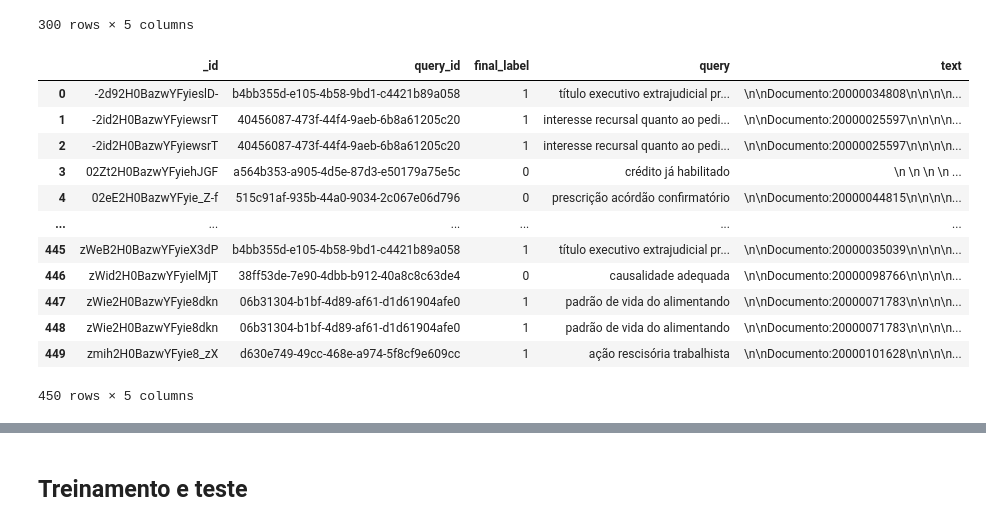
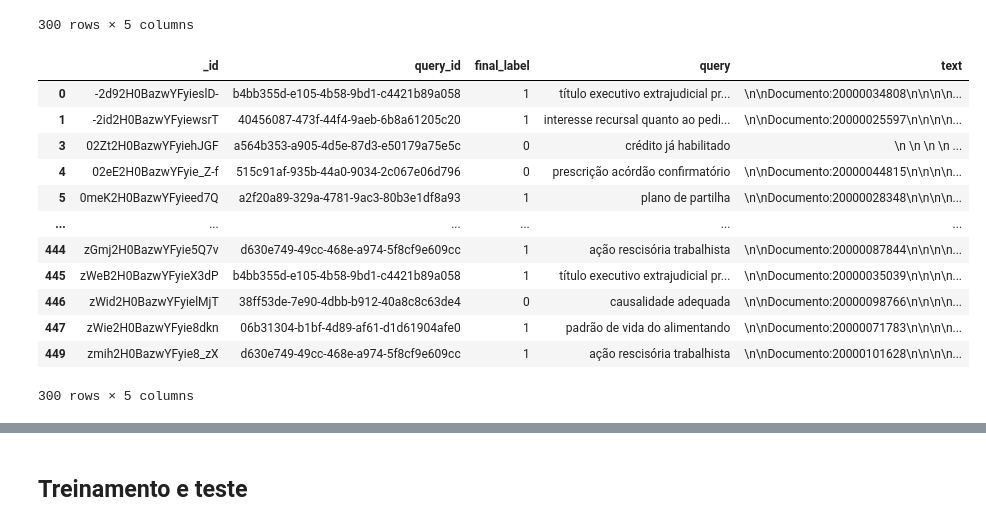
Before and after one commit to MPMG-DCC-UFMG/M05, a Jupyter notebook: notebooks/feedback_analysis.ipynb, the cells around one changed output, grey strips where cells are left out. Drawn from its saved outputs; the diff is of its cells as text; code cells hidden in the pictures.

```diff
--- a/notebooks/feedback_analysis.ipynb
+++ b/notebooks/feedback_analysis.ipynb
@@ -195,22 +204,22 @@ dataset
 300 rows × 5 columns
 # %%
 dataset = pd.merge(dataset, feedbacks,  left_on=['_id','query_id'], right_on = ['_id','query_id'])[['_id','query_id', "final_label","query", "text"]]
+dataset = dataset.drop_duplicates()
+dataset
+# %% [output]
+|  | _id | query_id | final_label | query | text |
+| 0 | -2d92H0BazwYFyieslD- | b4bb355d-e105-4b58-9bd1-c4421b89a058 | 1 | título executivo extrajudicial pr... | \n\nDocumento:20000034808\n\n\n\n... |
+| 1 | -2id2H0BazwYFyiewsrT | 40456087-473f-44f4-9aeb-6b8a61205c20 | 1 | interesse recursal quanto ao pedi... | \n\nDocumento:20000025597\n\n\n\n... |
+| 3 | 02Zt2H0BazwYFyiehJGF | a564b353-a905-4d5e-87d3-e50179a75e5c | 0 | crédito já habilitado | \n \n \n \n ... |
+| 4 | 02eE2H0BazwYFyie_Z-f | 515c91af-935b-44a0-9034-2c067e06d796 | 0 | prescrição acórdão confirmatório | \n\nDocumento:20000044815\n\n\n\n... |
+| 5 | 0meK2H0BazwYFyieed7Q | a2f20a89-329a-4781-9ac3-80b3e1df8a93 | 1 | plano de partilha | \n\nDocumento:20000028348\n\n\n\n... |
+| ... | ... | ... | ... | ... | ... |
+| 444 | zGmj2H0BazwYFyie5Q7v | d630e749-49cc-468e-a974-5f8cf9e609cc | 1 | ação rescisória trabalhista | \n\nDocumento:20000087844\n\n\n\n... |
+| 445 | zWeB2H0BazwYFyieX3dP | b4bb355d-e105-4b58-9bd1-c4421b89a058 | 1 | título executivo extrajudicial pr... | \n\nDocumento:20000035039\n\n\n\n... |
+| 446 | zWid2H0BazwYFyielMjT | 38ff53de-7e90-4dbb-b912-40a8c8c63de4 | 0 | causalidade adequada | \n\nDocumento:20000098766\n\n\n\n... |
+| 447 | zWie2H0BazwYFyie8dkn | 06b31304-b1bf-4d89-af61-d1d61904afe0 | 1 | padrão de vida do alimentando | \n\nDocumento:20000071783\n\n\n\n... |
+| 449 | zmih2H0BazwYFyie8_zX | d630e749-49cc-468e-a974-5f8cf9e609cc | 1 | ação rescisória trabalhista | \n\nDocumento:20000101628\n\n\n\n... |
+300 rows × 5 columns
-# %%
-dataset
-# %% [output]
-|  | _id | query_id | final_label | query | text |
-| 0 | -2d92H0BazwYFyieslD- | b4bb355d-e105-4b58-9bd1-c4421b89a058 | 1 | título executivo extrajudicial pr... | \n\nDocumento:20000034808\n\n\n\n... |
-| 1 | -2id2H0BazwYFyiewsrT | 40456087-473f-44f4-9aeb-6b8a61205c20 | 1 | interesse recursal quanto ao pedi... | \n\nDocumento:20000025597\n\n\n\n... |
-| 2 | -2id2H0BazwYFyiewsrT | 40456087-473f-44f4-9aeb-6b8a61205c20 | 1 | interesse recursal quanto ao pedi... | \n\nDocumento:20000025597\n\n\n\n... |
-| 3 | 02Zt2H0BazwYFyiehJGF | a564b353-a905-4d5e-87d3-e50179a75e5c | 0 | crédito já habilitado | \n \n \n \n ... |
-| 4 | 02eE2H0BazwYFyie_Z-f | 515c91af-935b-44a0-9034-2c067e06d796 | 0 | prescrição acórdão confirmatório | \n\nDocumento:20000044815\n\n\n\n... |
-| ... | ... | ... | ... | ... | ... |
-| 445 | zWeB2H0BazwYFyieX3dP | b4bb355d-e105-4b58-9bd1-c4421b89a058 | 1 | título executivo extrajudicial pr... | \n\nDocumento:20000035039\n\n\n\n... |
-| 446 | zWid2H0BazwYFyielMjT | 38ff53de-7e90-4dbb-b912-40a8c8c63de4 | 0 | causalidade adequada | \n\nDocumento:20000098766\n\n\n\n... |
-| 447 | zWie2H0BazwYFyie8dkn | 06b31304-b1bf-4d89-af61-d1d61904afe0 | 1 | padrão de vida do alimentando | \n\nDocumento:20000071783\n\n\n\n... |
-| 448 | zWie2H0BazwYFyie8dkn | 06b31304-b1bf-4d89-af61-d1d61904afe0 | 1 | padrão de vida do alimentando | \n\nDocumento:20000071783\n\n\n\n... |
-| 449 | zmih2H0BazwYFyie8_zX | d630e749-49cc-468e-a974-5f8cf9e609cc | 1 | ação rescisória trabalhista | \n\nDocumento:20000101628\n\n\n\n... |
-450 rows × 5 columns
 # %%
 dataset["final_label"].hist()
 # %% [output]
```
Also changed, not shown: parts of 8 cells of this notebook, 5 other files.
